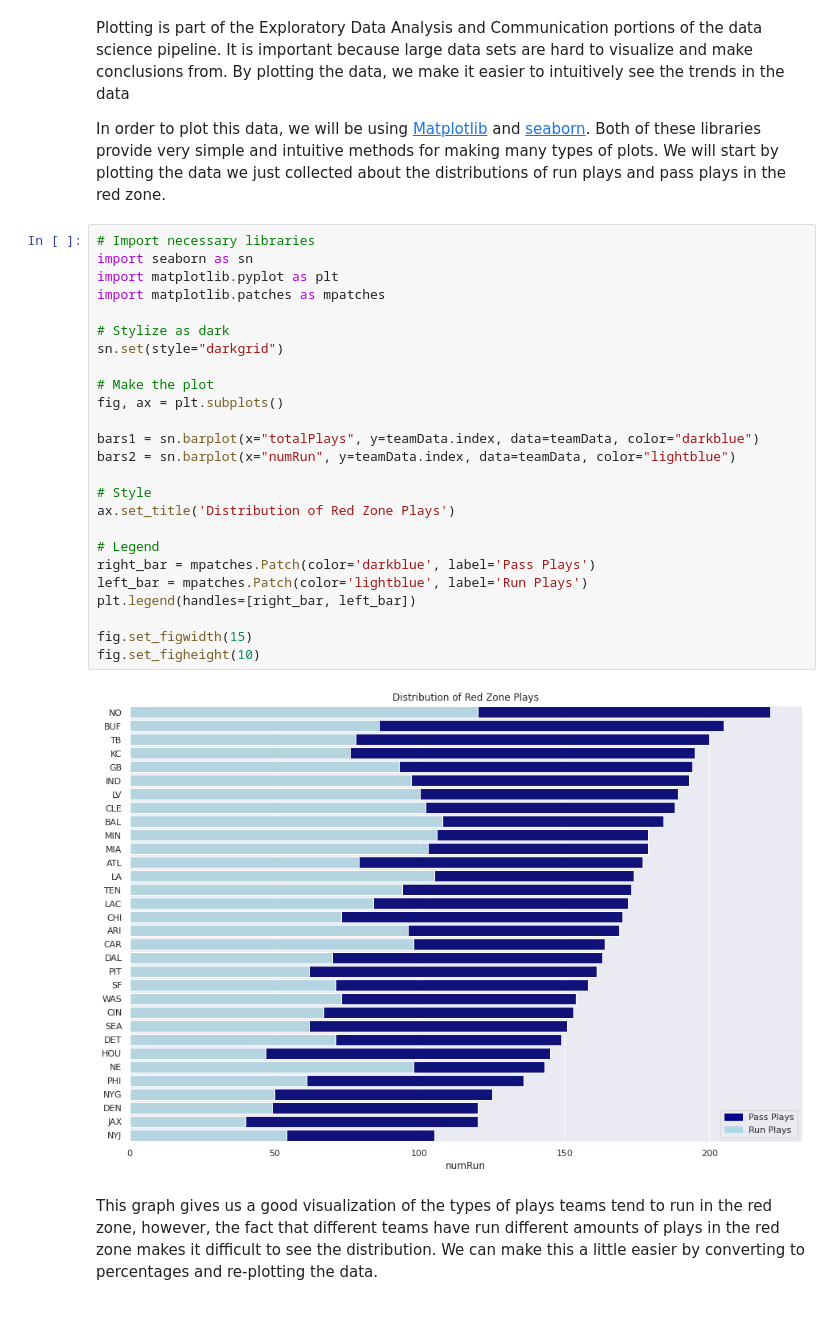
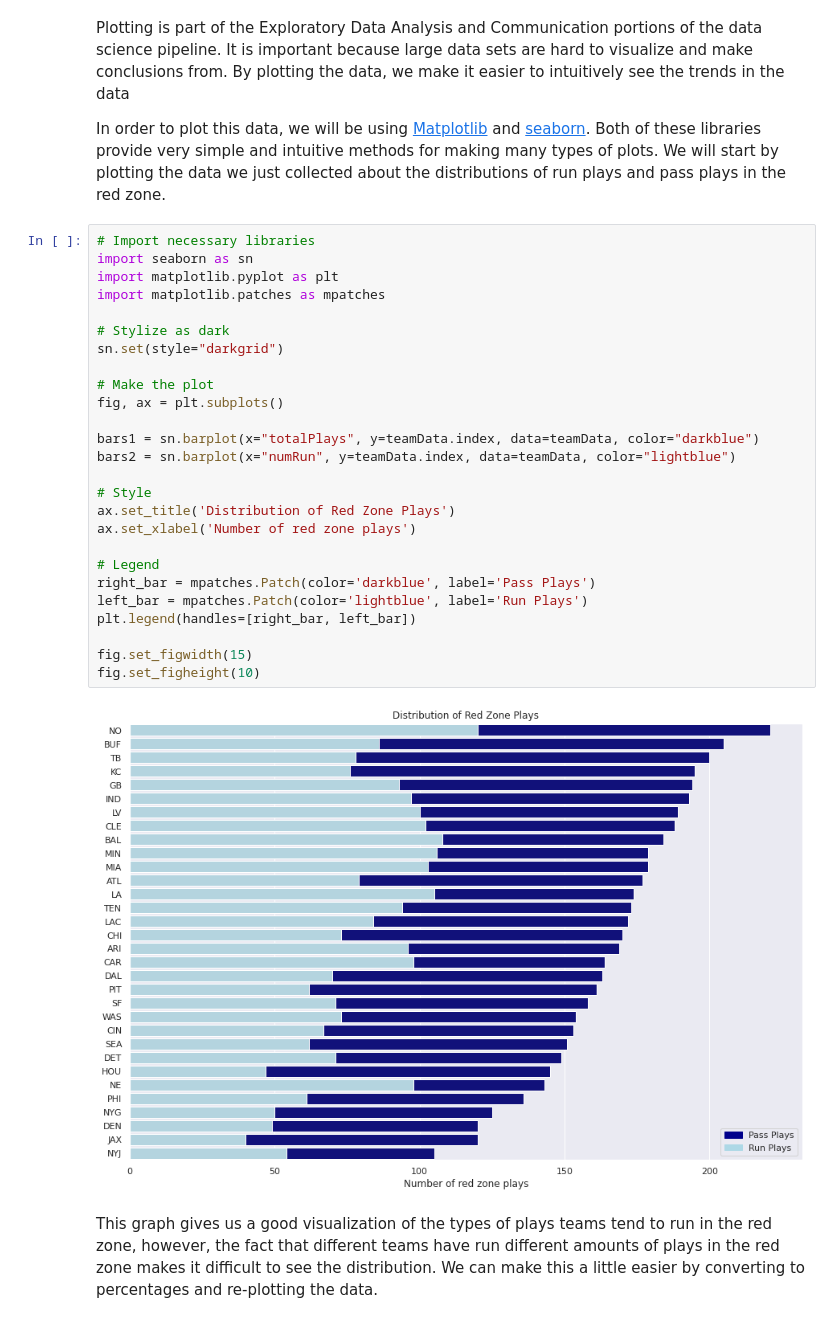
Before and after one commit to isaacrattey/isaacrattey.github.io, a Jupyter notebook: playByPlayAnalytics.ipynb, the cells around one changed output. Cells and saved outputs as stored; diff of their text form.

```diff
--- a/playByPlayAnalytics.ipynb
+++ b/playByPlayAnalytics.ipynb
@@ -153,30 +153,31 @@ In order to plot this data, we will be using [Matplotlib](https://matplotlib.org
 # %%
 # Import necessary libraries
 import seaborn as sn
 import matplotlib.pyplot as plt
 import matplotlib.patches as mpatches
 
 # Stylize as dark
 sn.set(style="darkgrid")
 
 # Make the plot
 fig, ax = plt.subplots()
 
 bars1 = sn.barplot(x="totalPlays", y=teamData.index, data=teamData, color="darkblue")
 bars2 = sn.barplot(x="numRun", y=teamData.index, data=teamData, color="lightblue")
 
 # Style
 ax.set_title('Distribution of Red Zone Plays')
+ax.set_xlabel('Number of red zone plays')
 
 # Legend
 right_bar = mpatches.Patch(color='darkblue', label='Pass Plays')
 left_bar = mpatches.Patch(color='lightblue', label='Run Plays')
 plt.legend(handles=[right_bar, left_bar])
 
 fig.set_figwidth(15)
 fig.set_figheight(10)
 # %% [output]
-[figure, old version]
+[figure, new version]
 # %% [markdown]
 This graph gives us a good visualization of the types of plays teams tend to run in the red zone, however, the fact that different teams have run different amounts of plays in the red zone makes it difficult to see the distribution. We can make this a little easier by converting to percentages and re-plotting the data.
 # %%
```
Also changed, not shown: parts of 1 cell of this notebook, 1 other file.
